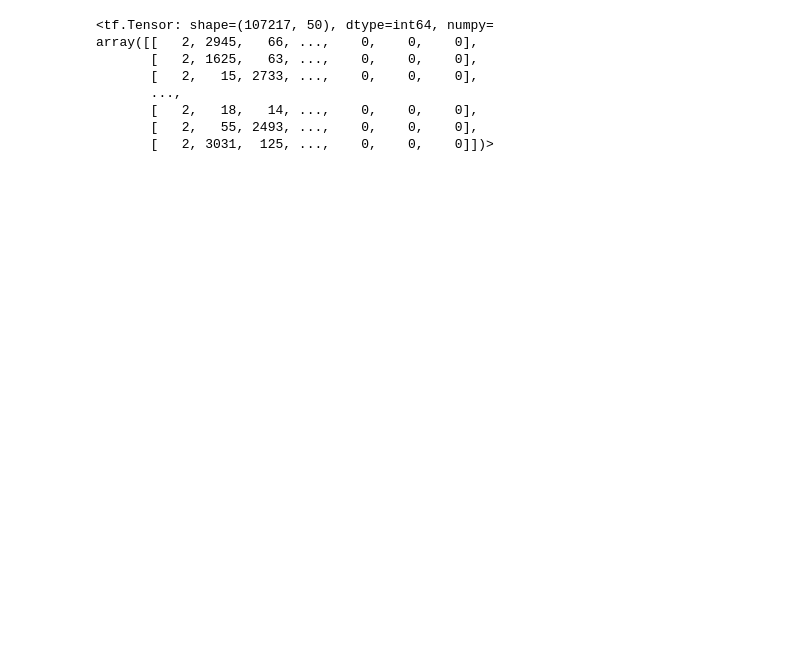
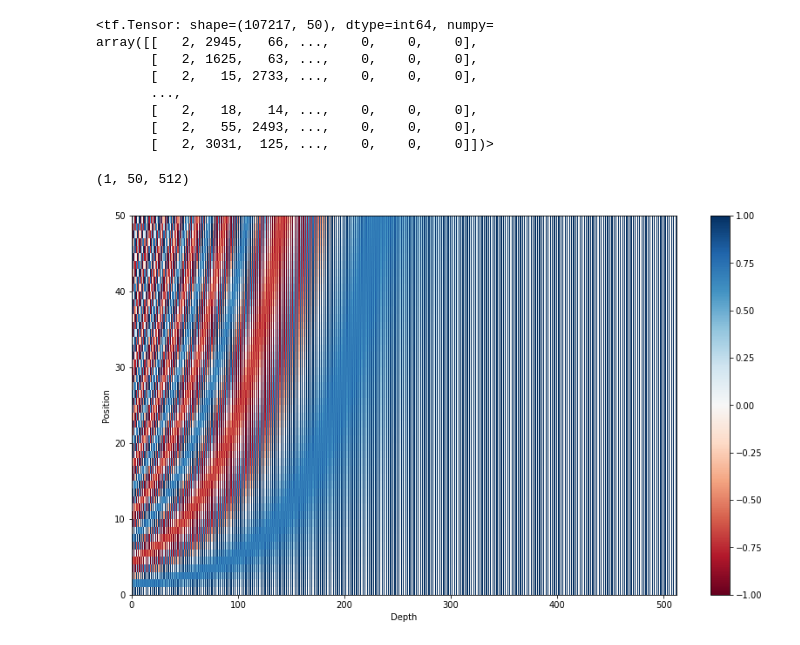
Before and after one commit to Sarthak02g/machinetranslation, a Jupyter notebook: englishtohinditranslator.ipynb, the cells around one changed output. Saved outputs shown, nothing was run; the diff lists cells and outputs as text; code cells hidden in the pictures; blank space fills up the shorter version.

```diff
--- a/englishtohinditranslator.ipynb
+++ b/englishtohinditranslator.ipynb
@@ -88,7 +88,7 @@ dataset= tf.data.Dataset.from_tensor_slices((inputs,targets)).shuffle(Buffersize
 # %%
 def get_angles(position,i,d_model):
     angle_rates= 1/ np.power(10000, (2*(i//2)) / np.float32(d_model))
-    return postion * angle_rates
+    return position * angle_rates
 def positional_encoding(position,d_model):
     angle_rads= get_angles(
     np.arange(position)[:,np.newaxis],
@@ -101,6 +101,19 @@ def positional_encoding(position,d_model):
     pos_encoding= angle_rads[np.newaxis, ...]
 
     return tf.cast(pos_encoding , dtype=tf.float32)
+# %%
+pos_encoding = positional_encoding(50, 512)
+print (pos_encoding.shape)
+plt.figure(figsize=(14,8))
+plt.pcolormesh(pos_encoding[0], cmap='RdBu')
+plt.xlabel('Depth')
+plt.xlim((0, 512))
+plt.ylabel('Position')
+plt.colorbar()
+plt.show()
+# %% [output]
+(1, 50, 512)
+[figure, added]
 # %%
 def create_padding_mask(seq):
     seq= tf.cast(tf.math.equal(seq,0), tf.float32)
```
Also changed, not shown: parts of 14 cells of this notebook.
